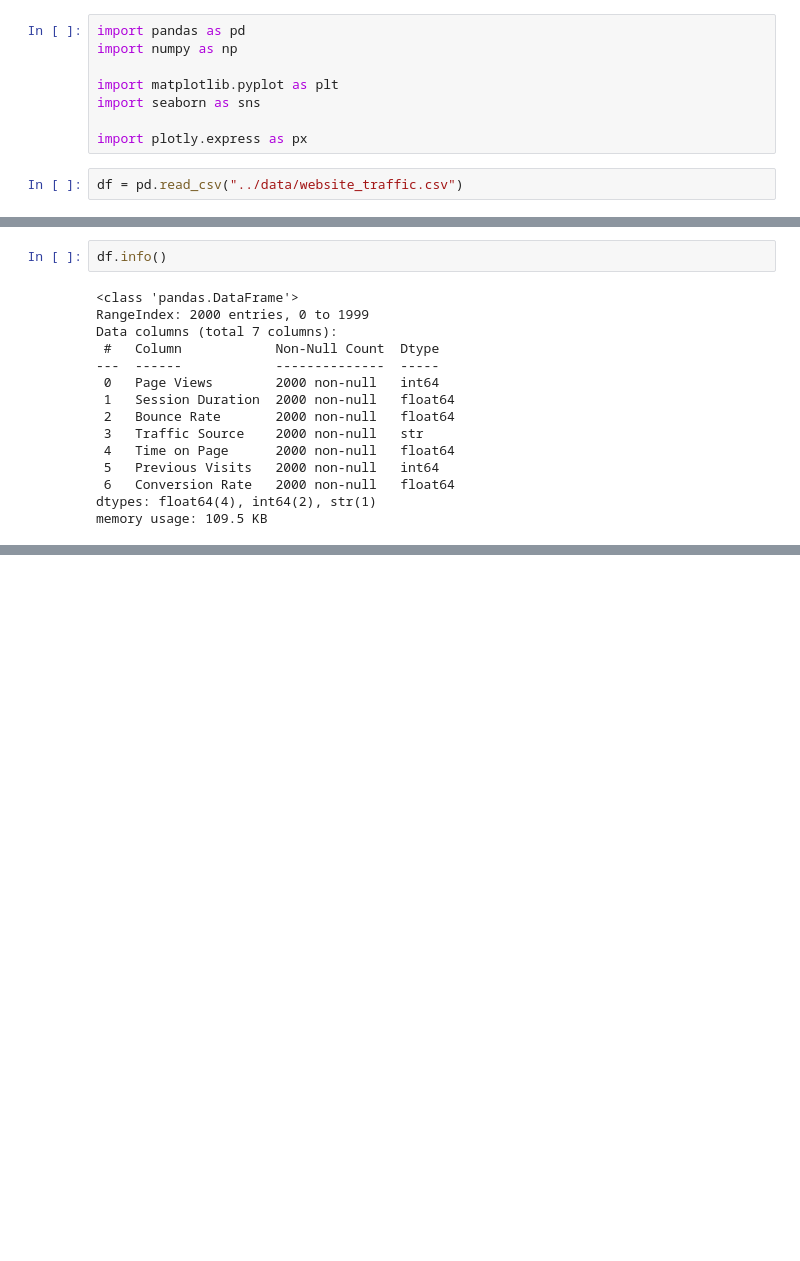
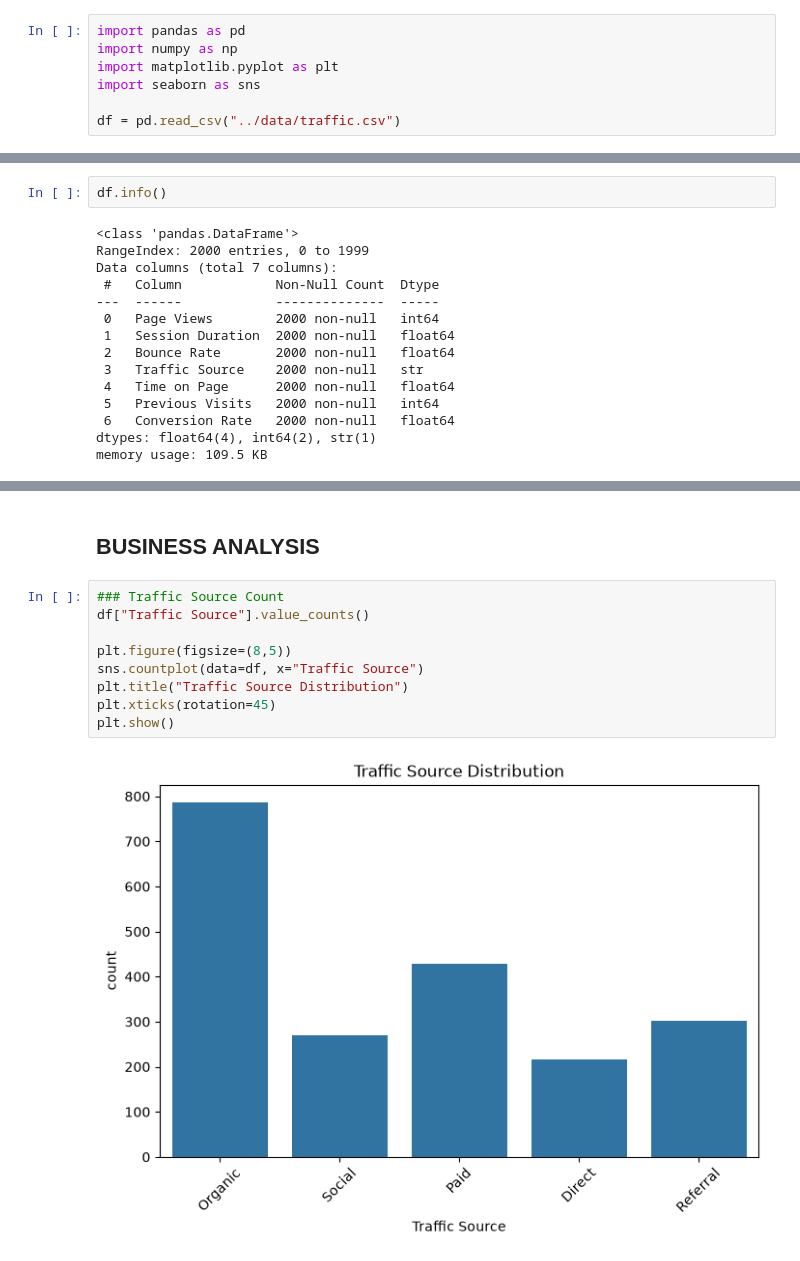
Before and after one commit to abdullah-butt-dev/website-traffic-analysis-dashboard, a Jupyter notebook: notebooks/traffic_analysis.ipynb, the cells around one changed output, grey strips where cells are left out. Cells and saved outputs as stored; diff of their text form; blank space fills up the shorter version.

Commit message:
Complete website traffic analysis dashboard project

```diff
--- a/notebooks/traffic_analysis.ipynb
+++ b/notebooks/traffic_analysis.ipynb
@@ -1,13 +1,10 @@
 # %%
 import pandas as pd
 import numpy as np
-
 import matplotlib.pyplot as plt
 import seaborn as sns
 
-import plotly.express as px
+df = pd.read_csv("../data/traffic.csv")
-# %%
-df = pd.read_csv("../data/website_traffic.csv")
 # %%
 df.head()
 # %% [output]
@@ -107,0 +80,13 @@ sns.histplot(df["Time on Page"])
+# %% [markdown]
+## BUSINESS ANALYSIS
+# %%
+### Traffic Source Count
+df["Traffic Source"].value_counts()
+
+plt.figure(figsize=(8,5))
+sns.countplot(data=df, x="Traffic Source")
+plt.title("Traffic Source Distribution")
+plt.xticks(rotation=45)
+plt.show()
+# %% [output]
+[figure, added]
```
Also changed, not shown: parts of 28 cells of this notebook, 8 other files.
